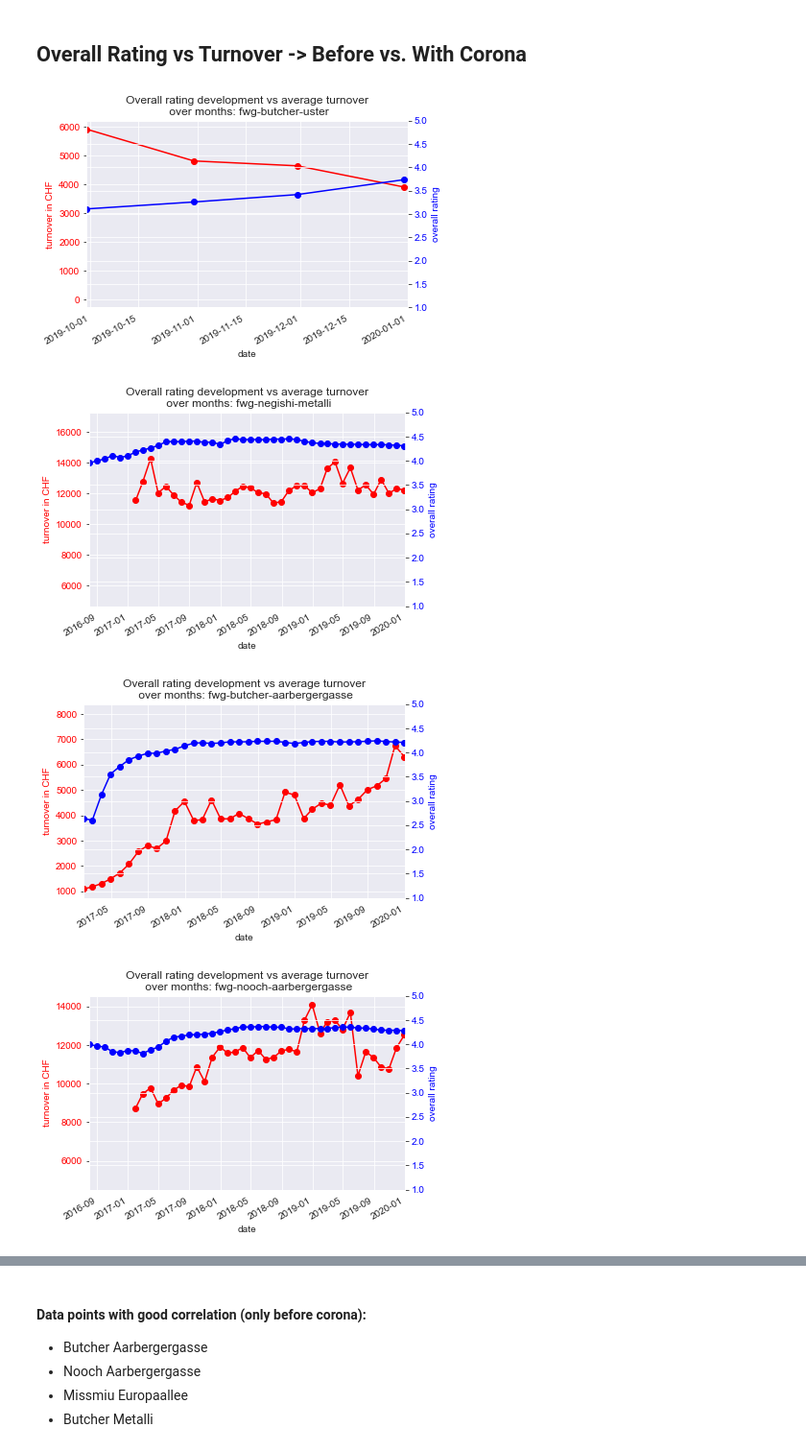
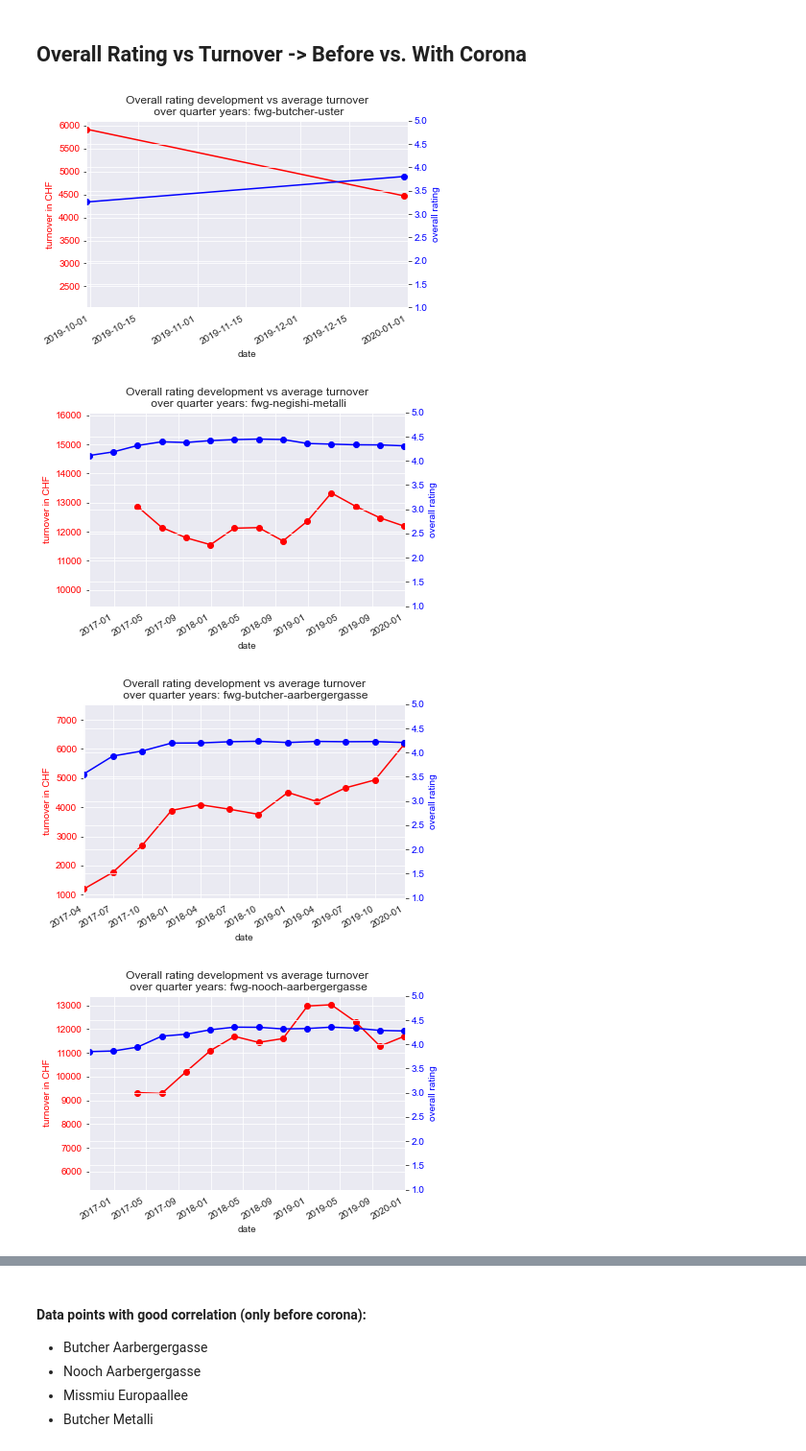
Before and after one commit to fatihsolmaz22/Bachelorarbeit_FS22, a Jupyter notebook: 02_Code/ba_code/ba_code/data_processing_and_analysis/03_correlation_overall_rating_before_vs_with_corona_google.ipynb, the cells around one changed output, grey strips where cells are left out. Shown at 96% size. Drawn from its saved outputs; the diff is of its cells as text; code cells hidden in the pictures.

```diff
--- a/02_Code/ba_code/ba_code/data_processing_and_analysis/03_correlation_overall_rating_before_vs_with_corona_google.ipynb
+++ b/02_Code/ba_code/ba_code/data_processing_and_analysis/03_correlation_overall_rating_before_vs_with_corona_google.ipynb
@@ -12,40 +12,41 @@ dataAnalyzer = DataAnalyzer()
 ## Overall Rating vs Turnover -> Before vs. With Corona
 # %%
 data_type = RestaurantReviewDataType.GOOGLE_REVIEW
-time_period = "m"
-rating_date_offset_in_months = 0
+time_period = "Q"
+# overall rating anfang vom monat <-> umsatzzahl ende vom monat  --> besserer vergleich da kunden zuerst rating sehen müssen
+rating_date_offset_in_months = -1
 
 # TODO: 1. get lineplots of all rest overall rating vs turnover
 dataAnalyzer.plot_for_all_restaurants(
     analyzer_option=AnalyzerOption.OVERALL_RATING_VS_AVERAGE_TURNOVER,
     restaurant_review_data_type=data_type,
     time_period=time_period,
     rating_date_offset_in_months=rating_date_offset_in_months,
     filter_corona_data=True)
 
 dataAnalyzer.plot_for_all_restaurants(
     analyzer_option=AnalyzerOption.OVERALL_RATING_VS_AVERAGE_TURNOVER,
     restaurant_review_data_type=data_type,
     time_period=time_period,
     rating_date_offset_in_months=rating_date_offset_in_months,
     filter_corona_data=False)
 
 # TODO: look at correlations overall rating vs turnover
 df_pearson_spearman_before_corona = dataAnalyzer.compute_correlation_for_all_restaurants(
     analyzer_option=AnalyzerOption.OVERALL_RATING_VS_AVERAGE_TURNOVER,
     restaurant_review_data_type=data_type,
     time_period=time_period,
     rating_date_offset_in_months=rating_date_offset_in_months,
     filter_corona_data=True)
 
 df_pearson_spearman_with_corona = dataAnalyzer.compute_correlation_for_all_restaurants(
     analyzer_option=AnalyzerOption.OVERALL_RATING_VS_AVERAGE_TURNOVER,
     restaurant_review_data_type=data_type,
     time_period=time_period,
     rating_date_offset_in_months=rating_date_offset_in_months,
     filter_corona_data=False)
 # %% [output]
-[figure, old version]
+[figure, new version]
-[figure, old version]
+[figure, new version]
-[figure, old version]
+[figure, new version]
-[figure, old version]
+[figure, new version]
```
Also changed, not shown: parts of 1 cell of this notebook, 5 other files.
